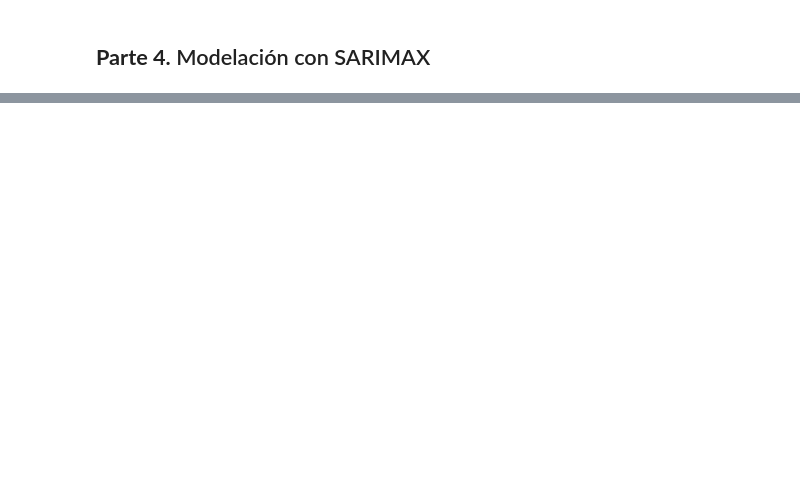
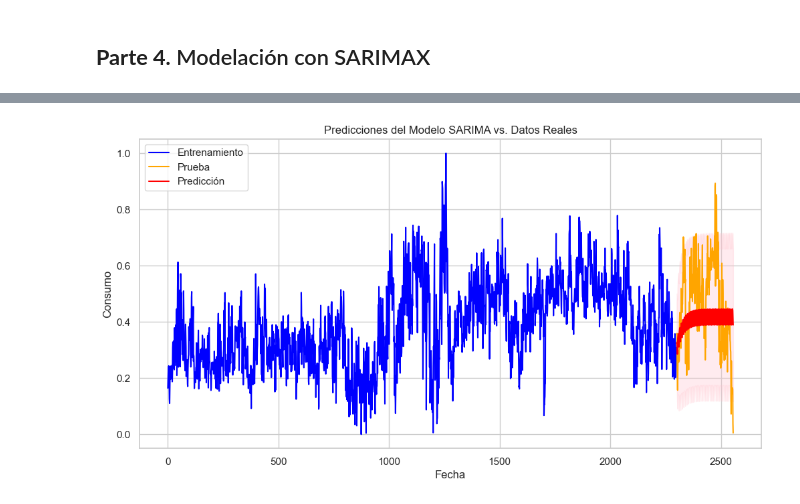
Before and after one commit to Jflorez05/Monografia_Especializacion, a Jupyter notebook: Monografia_Pred_Consumo_Gas_Colab.ipynb, the cells around one changed output, grey strips where cells are left out. Drawn from its saved outputs; the diff is of its cells as text; code cells hidden in the pictures; blank space fills up the shorter version.

```diff
--- a/Monografia_Pred_Consumo_Gas_Colab.ipynb
+++ b/Monografia_Pred_Consumo_Gas_Colab.ipynb
@@ -675,0 +573,12 @@ Requirement already satisfied: numpy==1.26.4 in /usr/local/lib/python3.10/dist-p
+# %%
+# Diferenciación para hacer la serie estacionaria (en caso de ser necesario)
+df_consumos_precios['diferencia'] = df_consumos_precios['MBTU_daily'].diff()
+test_stationarity(df_consumos_precios['diferencia'].dropna())
+
+plot_acf(df_consumos_precios['diferencia'].dropna())
+plt.title('Autocorrelación')
+plt.show()
+
+plot_pacf(df_consumos_precios['diferencia'].dropna())
+plt.title('Autocorrelación parcial')
+plt.show()
@@ -675,0 +642,28 @@ Requirement already satisfied: numpy==1.26.4 in /usr/local/lib/python3.10/dist-p
+# %%
+# Predicción futura
+# Hacer predicciones sobre el conjunto de prueba
+pred_simple = results_simple.get_forecast(steps=len(test))
+pred_conf_simple = pred_simple.conf_int()
+
+# Visualizar predicciones
+plt.figure(figsize=(12, 6))
+# Graficar datos de entrenamiento
+plt.plot(train['MBTU_daily'], label='Entrenamiento', color='blue')
+
+# Graficar datos de prueba
+plt.plot(test['MBTU_daily'], label='Prueba', color='orange')
+
+# Graficar predicciones
+plt.plot(pred_simple.predicted_mean.index, pred_simple.predicted_mean, label='Predicción', color='red')
+
+# Graficar intervalos de confianza
+plt.fill_between(pred_conf_simple.index, pred_conf_simple.iloc[:, 0], pred_conf_simple.iloc[:, 1], color='pink', alpha=0.3)
+
+# Configuración del gráfico
+plt.title('Predicciones del Modelo SARIMA vs. Datos Reales')
+plt.xlabel('Fecha')
+plt.ylabel('Consumo')
+plt.legend()
+plt.show()
+# %% [output]
+[figure, added]
```
Also changed, not shown: parts of 39 cells of this notebook.
